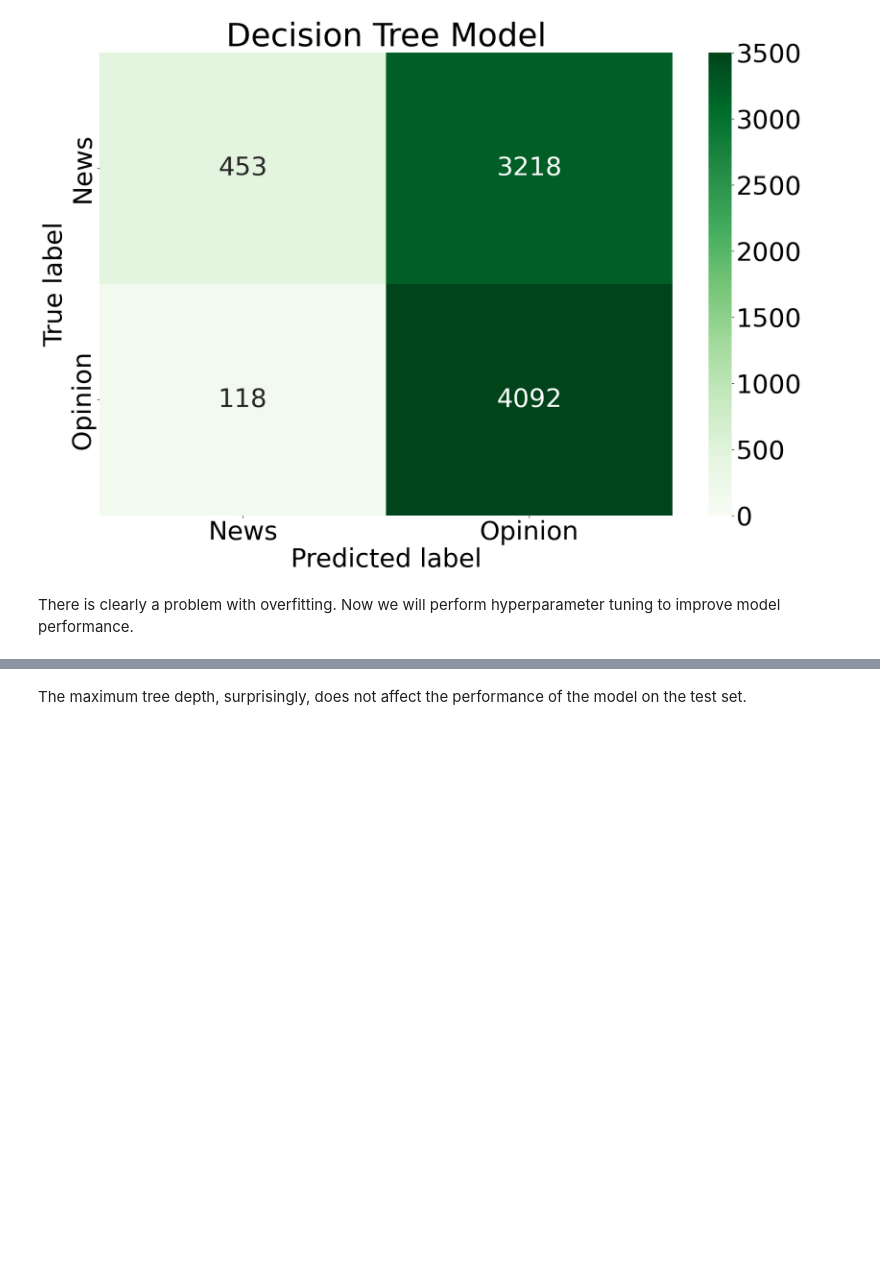
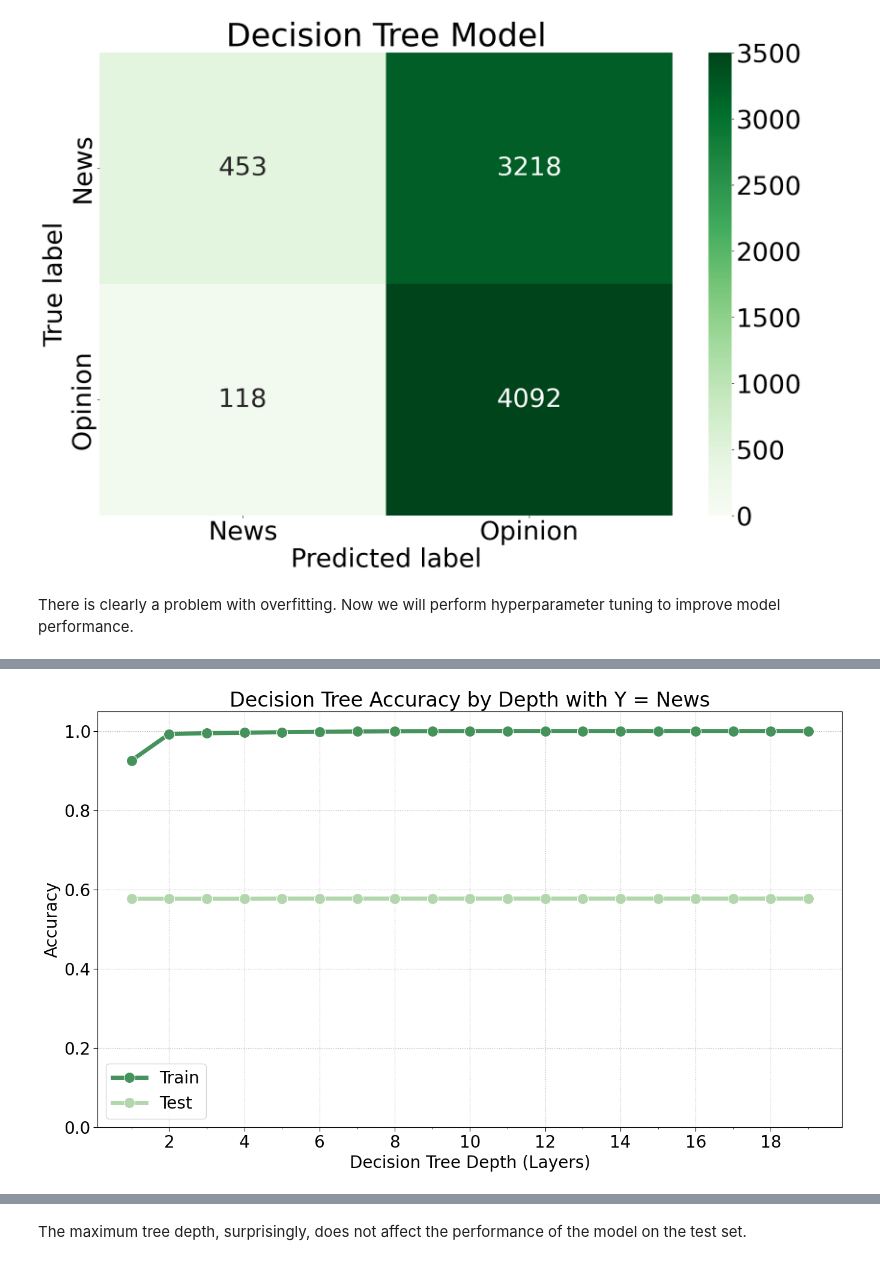
Before and after one commit to joshegladwell/us-school-shootings, a Jupyter notebook: codes/05-decision_trees/dt_draft.ipynb, the cells around one changed output, grey strips where cells are left out. Drawn from its saved outputs; the diff is of its cells as text; code cells hidden in the pictures; blank space fills up the shorter version.

```diff
--- a/codes/05-decision_trees/dt_draft.ipynb
+++ b/codes/05-decision_trees/dt_draft.ipynb
@@ -219,0 +165,33 @@ plt.show()
+# %%
+from matplotlib.ticker import MultipleLocator
+
+plt.rcParams['font.size'] = 20
+plt.rcParams['figure.figsize'] = [16,9]
+
+# ACCURACY
+fig1, ax1 = plt.subplots()
+
+sns.lineplot(x=train_results_df.index, y=train_results_df['accuracy'], color='#45935B', linewidth=5, marker='o', markersize=13, label="Train", ax=ax1)
+sns.lineplot(x=test_results_df.index, y=test_results_df['accuracy'], color='#B3D7AD', linewidth=5, marker='o', markersize=13, label="Test", ax=ax1)
+
+ax1.set_xlabel('Decision Tree Depth (Layers)')
+ax1.set_ylabel("Accuracy")
+ax1.set_title("Decision Tree Accuracy by Depth with Y = News", fontsize=24)
+
+# Set y limits
+ax1.set_ylim(0, 1.05)
+
+# Adjust tick behavior
+ax1.xaxis.set_major_locator(MultipleLocator(2))
+ax1.xaxis.set_minor_locator(MultipleLocator(1))
+
+ax1.tick_params(which='minor', length=2)
+ax1.tick_params(which='major', length=5)
+
+ax1.grid(True, linestyle=':')
+
+ax1.legend()
+
+plt.savefig('../../501-project-website/images/dt/accuracy.png')
+# %% [output]
+[figure, added]
```
Also changed, not shown: parts of 6 cells of this notebook, 6 other files.
